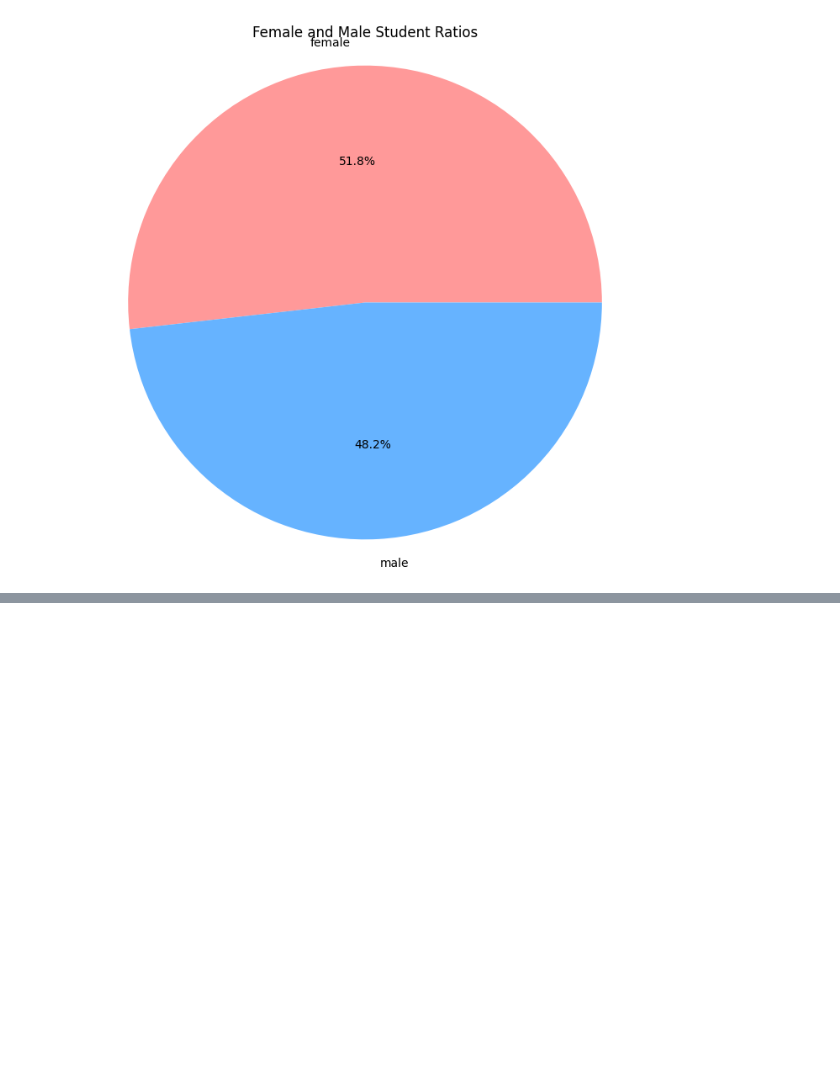
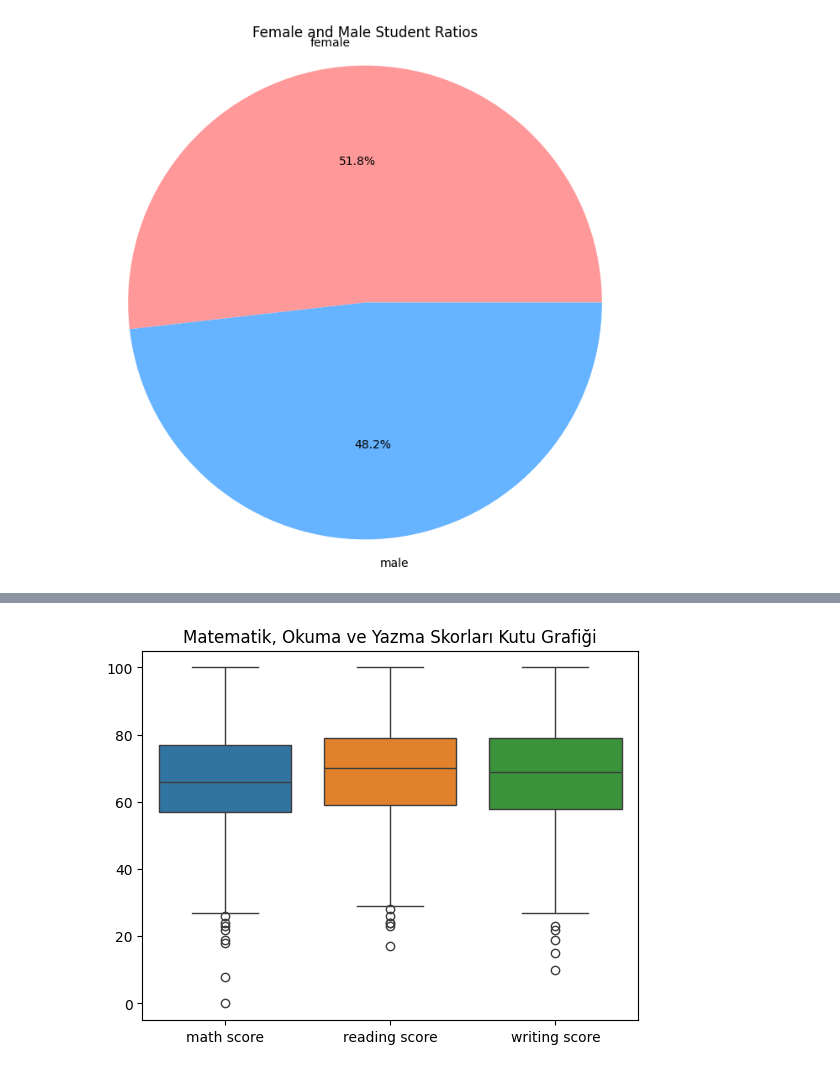
Before and after one commit to Rezashatery/Student-Performance-Analysis, a Jupyter notebook: Student-Performance-Analysis.ipynb, the cells around one changed output, grey strips where cells are left out. Saved outputs shown, nothing was run; the diff lists cells and outputs as text; code cells hidden in the pictures; blank space fills up the shorter version.

```diff
--- a/Student-Performance-Analysis.ipynb
+++ b/Student-Performance-Analysis.ipynb
@@ -90,0 +113,6 @@ plt.show()
+# %%
+sns.boxplot(data=df[['math score',	'reading score',	'writing score']])
+plt.title('Matematik, Okuma ve Yazma Skorları Kutu Grafiği')
+plt.show()
+# %% [output]
+[figure, added]
```
Also changed, not shown: parts of 2 cells of this notebook.
